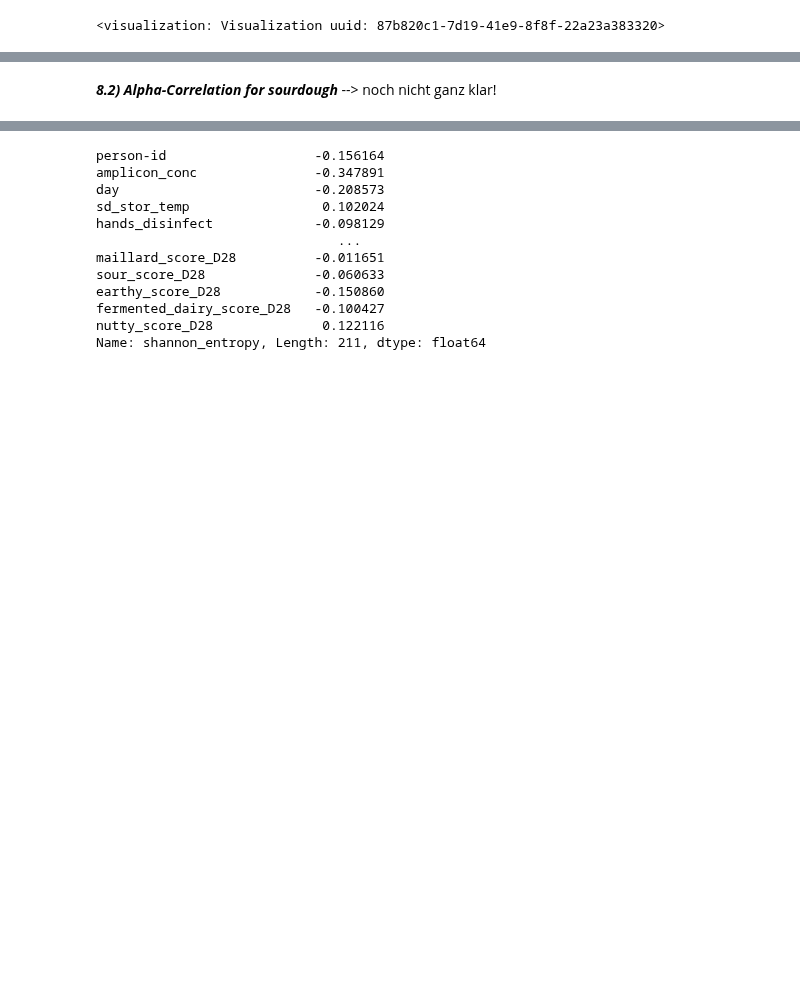
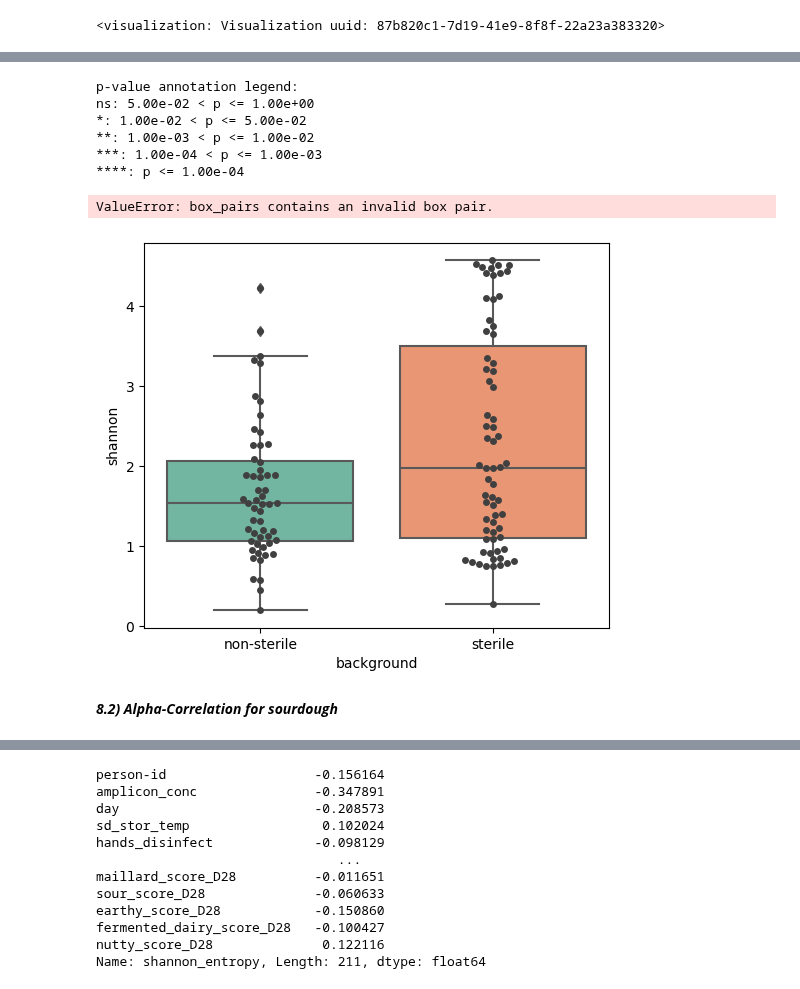
Before and after one commit to ninaaa-a/FermentYOU, a Jupyter notebook: Alpha diversity.ipynb, the cells around one changed output, grey strips where cells are left out. Saved outputs shown, nothing was run; the diff lists cells and outputs as text; code cells hidden in the pictures; blank space fills up the shorter version.

Commit message:
visualization wichitige info hinzugefügt

```diff
--- a/Alpha diversity.ipynb
+++ b/Alpha diversity.ipynb
@@ -371,0 +374,13 @@ notes: conditions significant only for sourdough =
+# %%
+import pandas as pd
+import seaborn as sns
+import matplotlib.pyplot as plt
+
+# Metadata laden (möglicherweise hast du merged_output.tsv)
+metadata = pd.read_csv(f"{data_raw}/merged_output.tsv", sep='\t', index_col=0)
+
+shannon_qza = q2.Artifact.load(f"{data_alpha}/core-metrics-results-sourdough_only/shannon_vector.qza")
+shannon_df = shannon_qza.view(pd.Series).to_frame(name='shannon')
+shannon_df.index.name = 'SampleID'
+
+shannon_df.head()
@@ -371,0 +395,3 @@ notes: conditions significant only for sourdough =
+# %%
+df = shannon_df.join(metadata)
+df.head()
@@ -372,5 +415,41 @@ notes: conditions significant only for sourdough =
+# %%
+#Darstellung von sterile non-sterile boxplot klären
+
+plt.figure(figsize=(6,5))
+ax = sns.boxplot(x='background', y='shannon', data=df, palette='Set2')
+sns.swarmplot(x='background', y='shannon', data=df, color='0.25', ax=ax)
+
+# Whitespace entfernen
+df['background'] = df['background'].str.strip()
+
+add_stat_annotation(
+    ax,
+    data=df,
+    x='background',
+    y='shannon',
+    box_pairs=[("Sterile", "Non sterile")],  # genau wie in df['background'].unique()
+    test='t-test_ind',
+    text_format='star',
+    loc='outside',
+    verbose=2
+)
+
+ax.set_xlabel('Background', labelpad=15)
+ax.set_ylabel('Shannon Diversity', labelpad=15)
+ax.set_title('Alpha-Diversity of Background', size=16, pad=15)
+
+plt.show()
+# %% [output]
+p-value annotation legend:
+ns: 5.00e-02 < p <= 1.00e+00
+*: 1.00e-02 < p <= 5.00e-02
+**: 1.00e-03 < p <= 1.00e-02
+***: 1.00e-04 < p <= 1.00e-03
+****: p <= 1.00e-04
+ValueError: box_pairs contains an invalid box pair.
+[figure, added]
 # %% [markdown]
-***8.2) Alpha-Correlation for sourdough*** --> noch nicht ganz klar!
+***8.2) Alpha-Correlation for sourdough***
 # %%
 from qiime2 import Artifact
 shannon_series = (Artifact.load(f"{data_alpha}/core-metrics-results-sourdough_only/shannon_vector.qza")).view(pd.Series)
```
Also changed, not shown: parts of 5 cells of this notebook.
